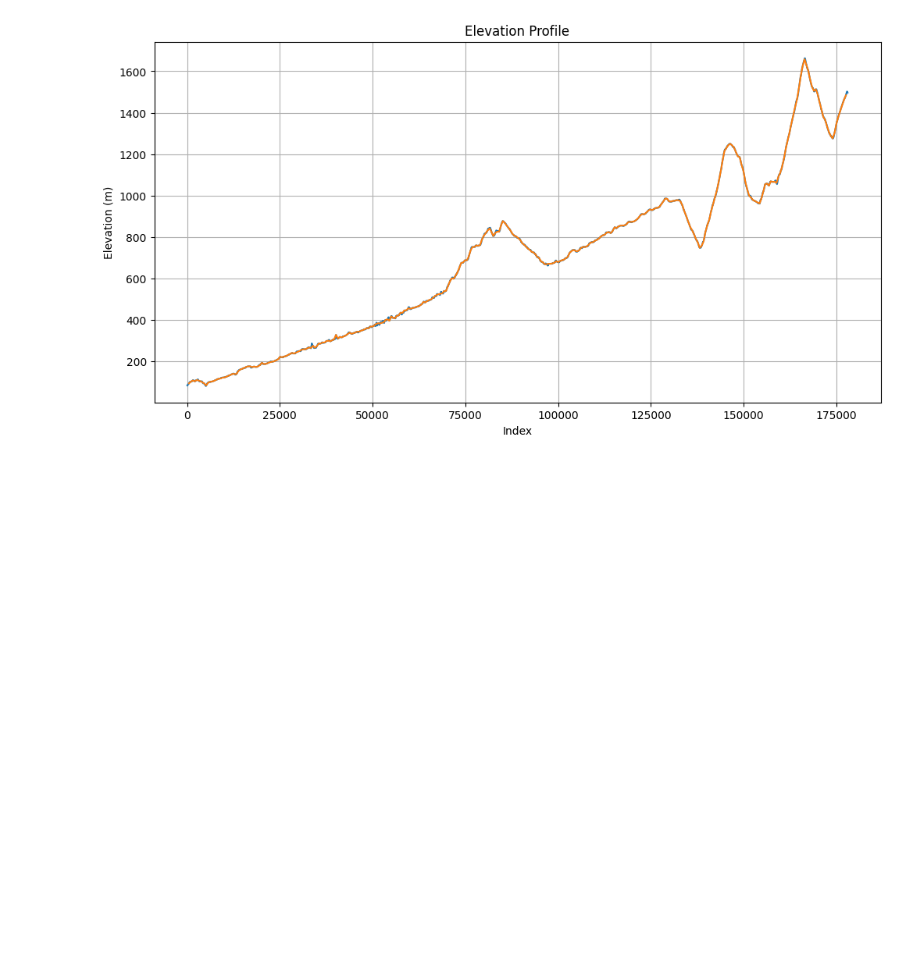
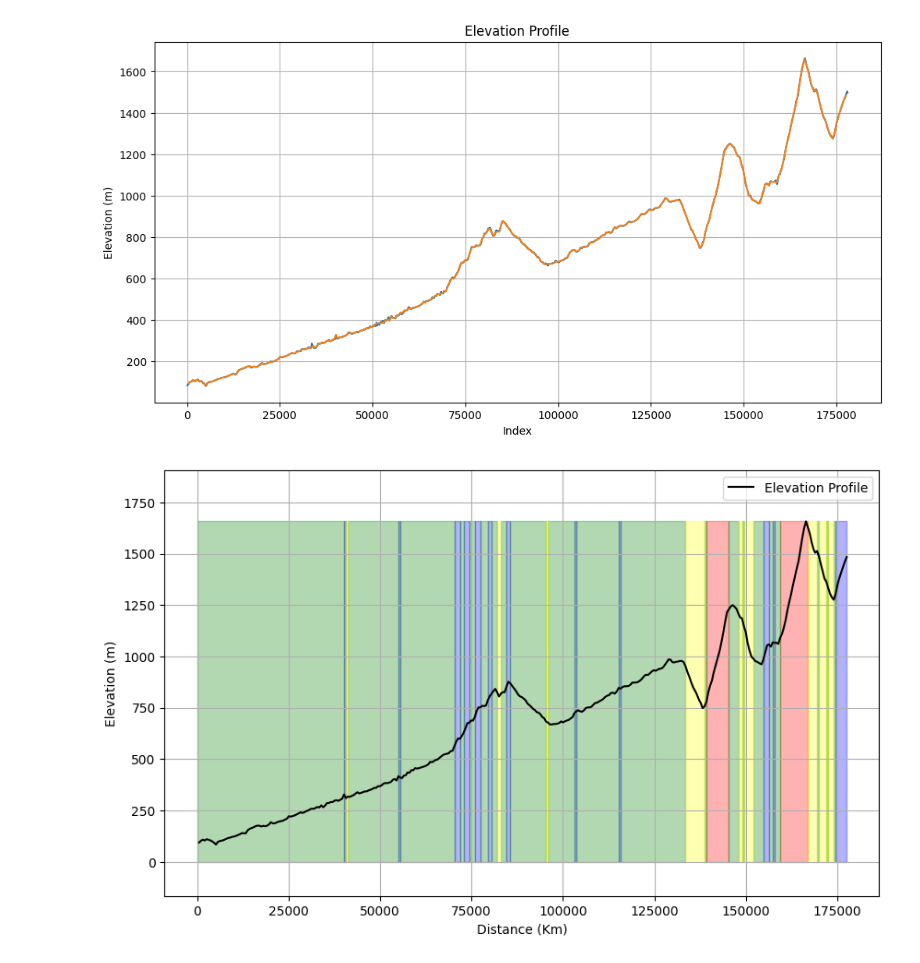
Before and after one commit to alunacob/cff_simu, a Jupyter notebook: 3.Stage_Regularization.ipynb, the cells around one changed output. Drawn from its saved outputs; the diff is of its cells as text; code cells hidden in the pictures; blank space fills up the shorter version.

```diff
--- a/3.Stage_Regularization.ipynb
+++ b/3.Stage_Regularization.ipynb
@@ -70,3 +70,38 @@ plt.grid(True)
 plt.show()
 # %% [output]
 [figure]
+# %%
+# Convert to DataFrame
+stage_df = pd.DataFrame(stage_data['points'])
+features_df = pd.DataFrame(stage_data['features'])
+
+# Define color mapping for types
+type_colors = {
+    'hill': 'blue',
+    'climb': 'red',
+    'flat': 'green',
+    'descent': 'yellow'
+}
+
+# Plot the profile chart
+plt.figure(figsize=(10, 6))
+
+# Plot elevation profile line
+plt.plot(stage_df['dist'], stage_df['elev'], label='Elevation Profile', color='black')
+
+# Plot filled area with colors based on 'type'
+for t in type_colors:
+    for index, row in features_df[features_df['type'] == t].iterrows():
+        plt.fill_betweenx([0, max(stage_df['elev'])], row['start_km'], row['end_km'], color=type_colors[t], alpha=0.3)
+
+# Set the y-axis limits
+plt.ylim(stage_df['elev'].min()-250, stage_df['elev'].max()+250)
+
+# Labels and legend
+plt.xlabel('Distance (Km)')
+plt.ylabel('Elevation (m)')
+plt.legend()
+plt.grid(True)
+plt.show()
+# %% [output]
+[figure, added]
```
Also changed, not shown: parts of 2 cells of this notebook.
